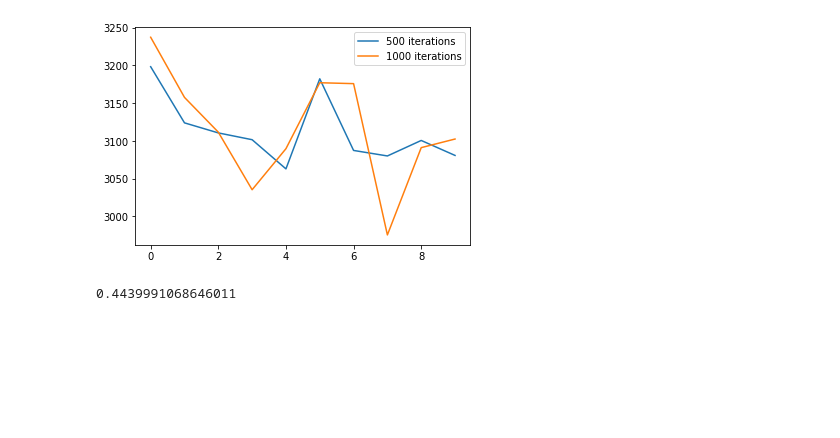
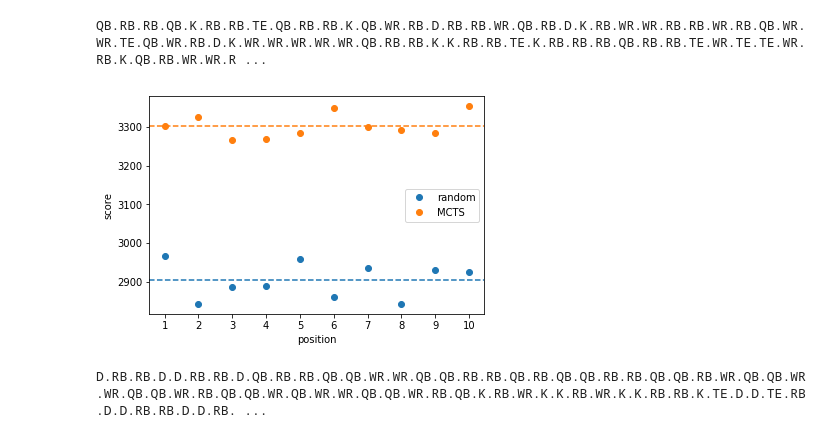
Before and after one commit to ykeuter/ffl, a Jupyter notebook: notebooks/mcts_analysis.ipynb, the cells around one changed output. Cells and saved outputs as stored; diff of their text form; code cells hidden in the pictures; blank space fills up the shorter version.

```diff
--- a/notebooks/mcts_analysis.ipynb
+++ b/notebooks/mcts_analysis.ipynb
@@ -210,24 +246,36 @@ RB.RB.RB.RB.RB.RB.WR.RB.RB.WR.RB.RB.RB.RB.RB.RB.RB.WR.RB.RB.RB.WR.WR.RB.RB.RB.WR
 # %%
-import matplotlib.pyplot as plt
-from scipy import stats
+state1 = state.Clone()
+state2 = state.Clone()
+it = 1000
+while state1.GetMoves() != []:
+    if state1.turns[0] % 2:
+        move1 = UCT(state1, it)
+        move2 = random_draft(state2)
+    else:
+        move1 = random_draft(state1)
+        move2 = UCT(state2, it)
+    print(move1, end=".")
+    state1.DoMove(move1)
+    print(move2, end=".")
+    state2.DoMove(move2)
 
 results1 = [sum(p.points for p in r) for r in state1.rosters]
 results2 = [sum(p.points for p in r) for r in state2.rosters]
 results1 = np.reshape(results1, (-1, 2))
 results2 = np.reshape(results2, (-1, 2))
-results_single = np.ravel(np.hstack((results1[:, 0], results2[:, 1])))
-results_double = np.ravel(np.hstack((results2[:, 0], results1[:, 1])))
-
-plt.plot(results_single, label=f"{iterations} iterations")
-plt.plot(results_double, label=f"{iterations * 2} iterations")
-plt.legend()
-plt.show()
-
-d = results_double - results_single
-t = d.mean() / d.std(ddof=1) * np.sqrt(len(d))
-p = 1 - stats.t.cdf(t, df=len(d) - 1)
-
-print(p)
+random_res = np.ravel(np.hstack((results1[:, 0], results2[:, 1])))
+mcts_res = np.ravel(np.hstack((results2[:, 0], results1[:, 1])))
 # %% [output]
-[figure, removed]
-0.4439991068646011
+QB.RB.RB.QB.K.RB.RB.TE.QB.RB.RB.K.QB.WR.RB.D.RB.RB.WR.QB.RB.D.K.RB.WR.WR.RB.RB.WR.RB.QB.WR.WR.TE.QB.WR.RB.D.K.WR.WR.WR.WR.WR.QB.RB.RB.K.K.RB.RB.TE.K.RB.RB.RB.QB.RB.RB.TE.WR.TE.TE.WR.RB.K.QB.RB.WR.WR.R ...
+# %%
+fig, ax = plt.subplots()
+ax.plot([str(i + 1) for i in range(num_competitors)], random_res, 'o', label="random")
+ax.axhline(np.mean(random_res), ls='--', c='tab:blue')
+ax.plot([str(i + 1) for i in range(num_competitors)], mcts_res, 'o', label='MCTS')
+ax.axhline(np.mean(mcts_res), ls='--', c='tab:orange')
+ax.set(xlabel="position", ylabel="score")
+ax.legend()
+fig.savefig("random.png")
+plt.show()
+# %% [output]
+[figure, added]
@@ -233,0 +291,24 @@ print(p)
+# %%
+state1 = state.Clone()
+state2 = state.Clone()
+it = 1000
+while state1.GetMoves() != []:
+    if state1.turns[0] % 2:
+        move1 = UCT(state1, it)
+        move2 = greedy_draft(state2)
+    else:
+        move1 = greedy_draft(state1)
+        move2 = UCT(state2, it)
+    print(move1, end=".")
+    state1.DoMove(move1)
+    print(move2, end=".")
+    state2.DoMove(move2)
+
+results1 = [sum(p.points for p in r) for r in state1.rosters]
+results2 = [sum(p.points for p in r) for r in state2.rosters]
+results1 = np.reshape(results1, (-1, 2))
+results2 = np.reshape(results2, (-1, 2))
+greedy_res = np.ravel(np.hstack((results1[:, 0], results2[:, 1])))
+mcts2_res = np.ravel(np.hstack((results2[:, 0], results1[:, 1])))
+# %% [output]
+D.RB.RB.D.D.RB.RB.D.QB.RB.RB.QB.QB.WR.WR.QB.QB.RB.RB.QB.RB.QB.QB.RB.RB.QB.QB.RB.WR.QB.QB.WR.WR.QB.QB.WR.RB.QB.QB.WR.QB.WR.WR.QB.QB.WR.RB.QB.K.RB.WR.K.K.RB.WR.K.K.RB.RB.K.TE.D.D.TE.RB.D.D.RB.RB.D.D.RB. ...
```
Also changed, not shown: parts of 9 cells of this notebook, 5 other files.
